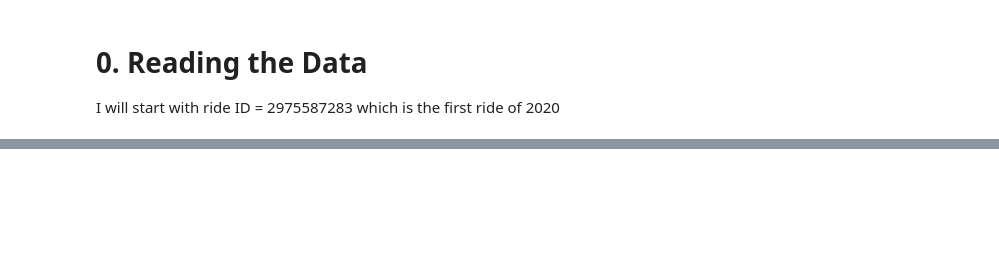
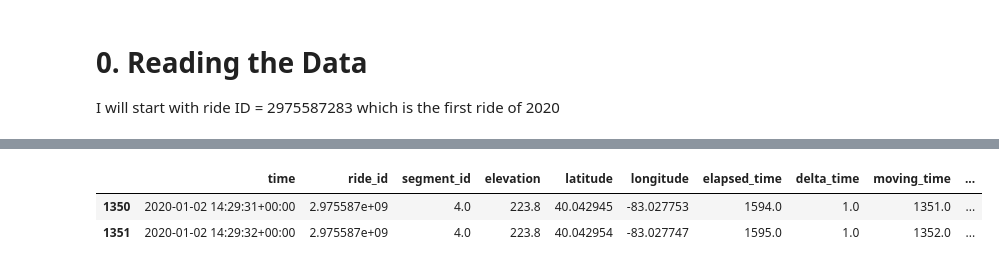
Before and after one commit to ericbauer55/strava-fitness, a Jupyter notebook: src/notebooks/3. Prototype Basic Enrichments.ipynb, the cells around one changed output, grey strips where cells are left out. Saved outputs shown, nothing was run; the diff lists cells and outputs as text; code cells hidden in the pictures; blank space fills up the shorter version.

```diff
--- a/src/notebooks/3. Prototype Basic Enrichments.ipynb
+++ b/src/notebooks/3. Prototype Basic Enrichments.ipynb
@@ -46,0 +94,6 @@ df.info()
+# %%
+df.tail(2)
+# %% [output]
+|  | time | ride_id | segment_id | elevation | latitude | longitude | elapsed_time | delta_time | moving_time | ... |
+| 1350 | 2020-01-02 14:29:31+00:00 | 2.975587e+09 | 4.0 | 223.8 | 40.042945 | -83.027753 | 1594.0 | 1.0 | 1351.0 | ... |
+| 1351 | 2020-01-02 14:29:32+00:00 | 2.975587e+09 | 4.0 | 223.8 | 40.042954 | -83.027747 | 1595.0 | 1.0 | 1352.0 | ... |
```
Also changed, not shown: parts of 9 cells of this notebook.
